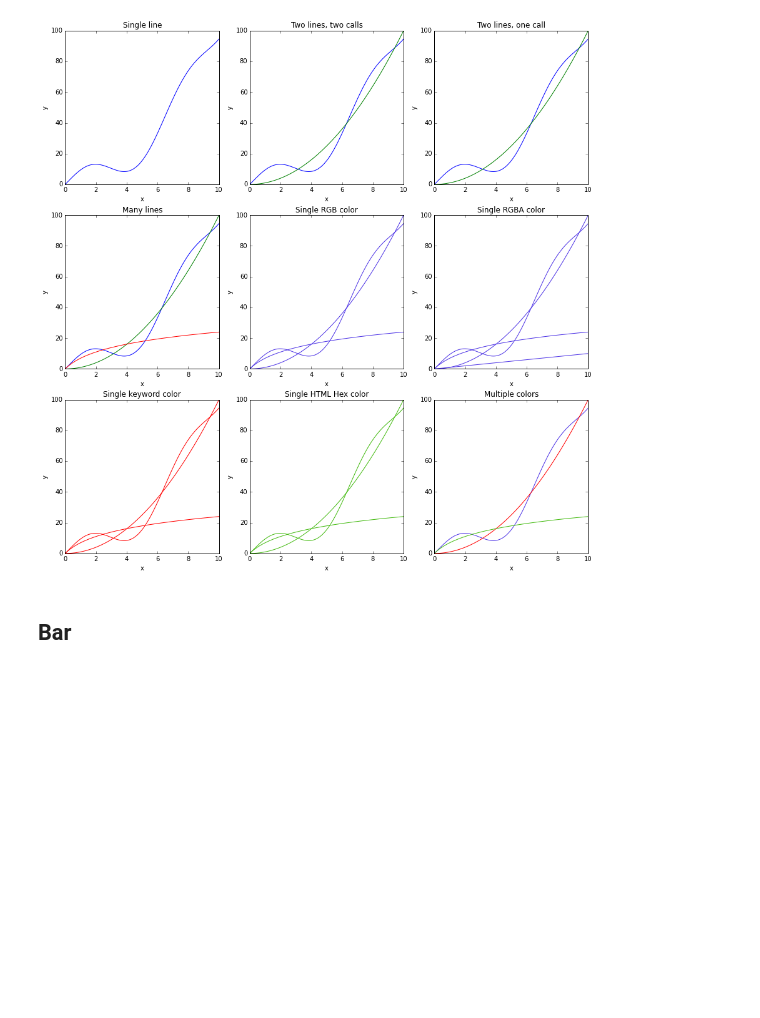
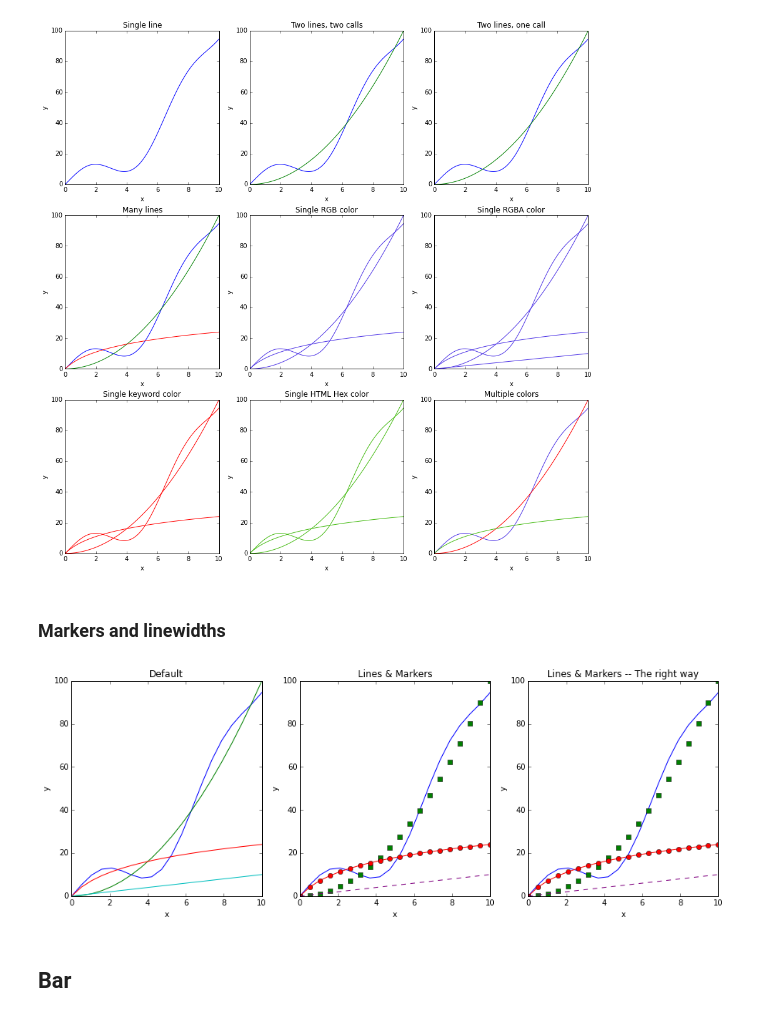
Before and after one commit to mmathioudakis/matplotlib_plot_examples, a Jupyter notebook: little_matplotlib_cookbook.ipynb, the cells around one changed output. Drawn from its saved outputs; the diff is of its cells as text; code cells hidden in the pictures; blank space fills up the shorter version.

Commit message:
markers and linestyles

```diff
--- a/little_matplotlib_cookbook.ipynb
+++ b/little_matplotlib_cookbook.ipynb
@@ -294,6 +294,35 @@ _tmp = ax[2,2].plot(x, y2, c = "red")
 _tmp = ax[2,2].plot(x, y3, c = "#44bb11")
 # %% [output]
 [figure]
+# %% [markdown]
+### Markers and linewidths
+# %%
+# data
+U = 10; N = 20
+x = np.linspace(0, U, N)
+y1 = np.square(x) + 10*np.sin(x)
+y2 = np.square(x)
+y3 = 10 * np.log(1+x)
+y4 = x
+
+# plotting
+fig, ax = plt.subplots(1, 3, figsize = (15, 5))
+ax[0].set(title = 'Default', xlabel = 'x', ylabel = 'y')
+_tmp = ax[0].plot(x, y1, x, y2, x, y3, x, y4,)
+
+ax[1].set(title = 'Lines & Markers', xlabel = 'x', ylabel = 'y')
+_tmp = ax[1].plot(x, y1)
+_tmp = ax[1].plot(x, y2, 's')
+_tmp = ax[1].plot(x, y3, 'o-', c = "red")
+_tmp = ax[1].plot(x, y4, '--', c = "purple")
+
+ax[2].set(title = 'Lines & Markers -- The right way', xlabel = 'x', ylabel = 'y')
+_tmp = ax[2].plot(x, y1, label = "Default")
+_tmp = ax[2].plot(x, y2, color = "green", linestyle = "-", linewidth = 0, marker = 's', markerfacecolor = "green", markersize = 6)
+_tmp = ax[2].plot(x, y3, color = "red", linestyle = "-", marker = "o", markerfacecolor = "red", markersize = 6)
+_tmp = ax[2].plot(x, y4, color = "purple", linestyle = "--")
+# %% [output]
+[figure, added]
 # %% [markdown]
 ## Bar
 # %% [markdown]
```
Also changed, not shown: parts of 1 cell of this notebook.
